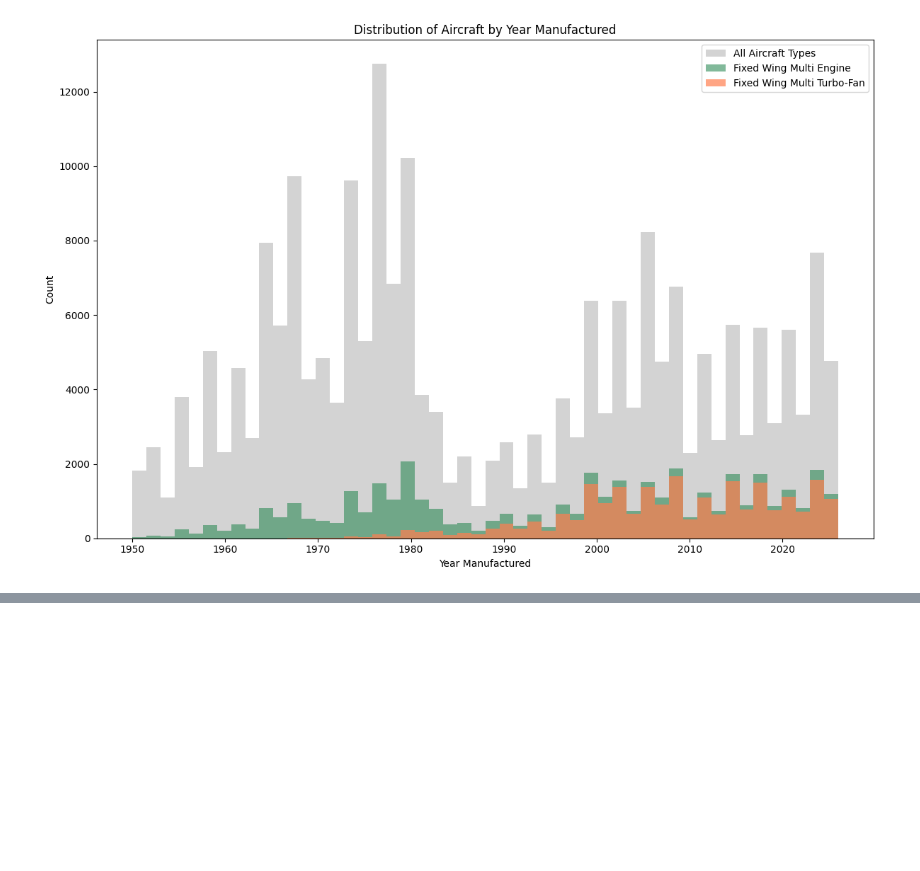
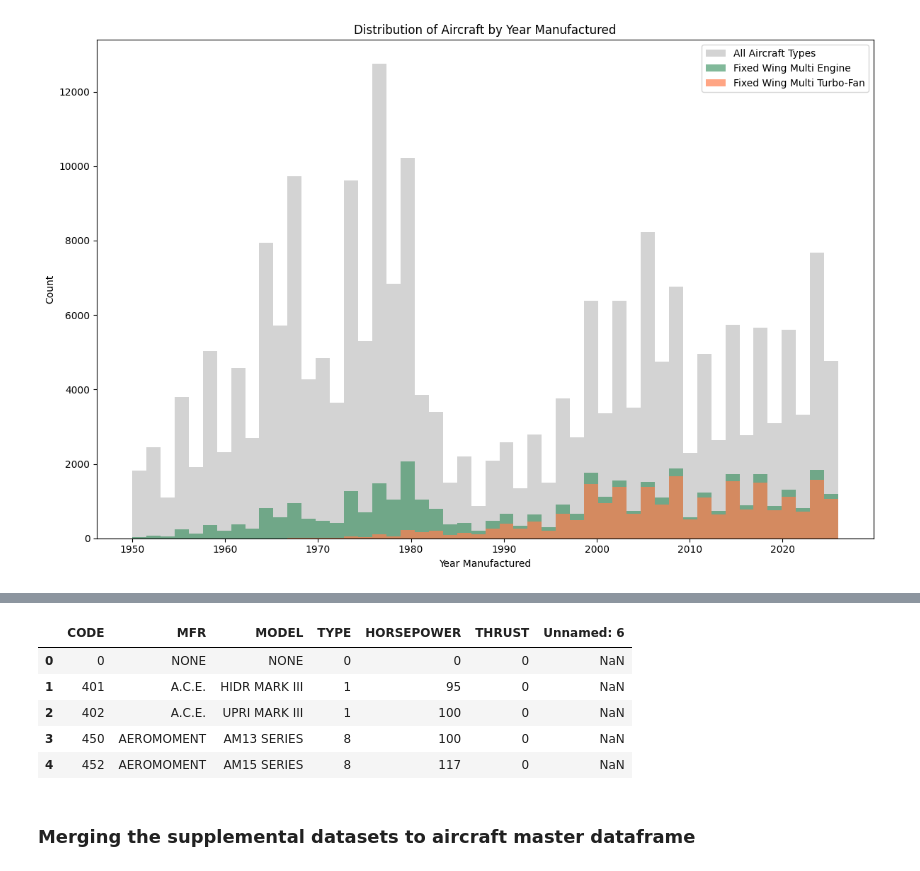
Before and after one commit to UC-Berkeley-I-School/207-Summer26-FinalProject-MLModel, a Jupyter notebook: teammates_notebook/justin_data_cleaning.ipynb, the cells around one changed output, grey strips where cells are left out. Cells and saved outputs as stored; diff of their text form; code cells hidden in the pictures; blank space fills up the shorter version.

```diff
--- a/teammates_notebook/justin_data_cleaning.ipynb
+++ b/teammates_notebook/justin_data_cleaning.ipynb
@@ -608,0 +645,11 @@ Fixed Wing Multi Turbo-Fan planes are currently what most commercial airlines us
+# %%
+engine_ref.head()
+# %% [output]
+|  | CODE | MFR | MODEL | TYPE | HORSEPOWER | THRUST | Unnamed: 6 |
+| 0 | 0 | NONE | NONE | 0 | 0 | 0 | NaN |
+| 1 | 401 | A.C.E. | HIDR MARK III | 1 | 95 | 0 | NaN |
+| 2 | 402 | A.C.E. | UPRI MARK III | 1 | 100 | 0 | NaN |
+| 3 | 450 | AEROMOMENT | AM13 SERIES | 8 | 100 | 0 | NaN |
+| 4 | 452 | AEROMOMENT | AM15 SERIES | 8 | 117 | 0 | NaN |
+# %% [markdown]
+### Merging the supplemental datasets to aircraft master dataframe
```
Also changed, not shown: parts of 29 cells of this notebook, 1 other file.
